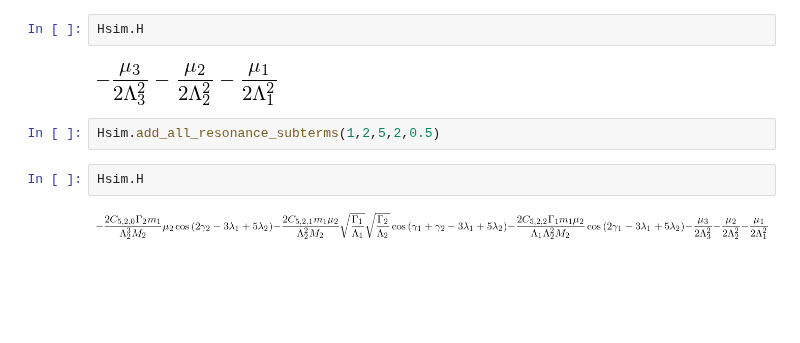
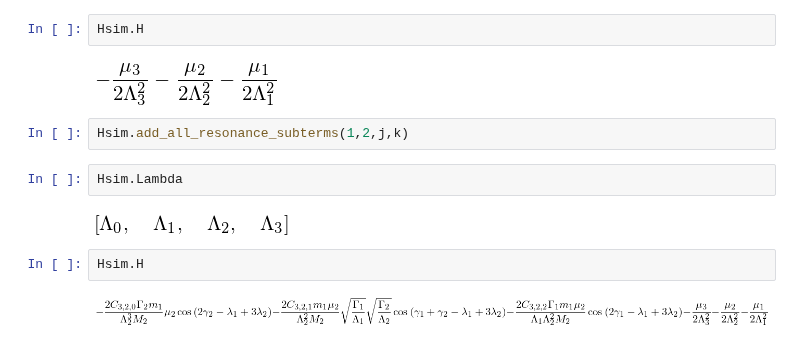
Before and after one commit to shadden/celmech, a Jupyter notebook: HamiltonianPoincare.ipynb, the cells around one changed output. Drawn from its saved outputs; the diff is of its cells as text; blank space fills up the shorter version.

```diff
--- a/HamiltonianPoincare.ipynb
+++ b/HamiltonianPoincare.ipynb
@@ -31,7 +32,11 @@ Hsim.H
 # %% [output]
 [figure]
 # %%
-Hsim.add_all_resonance_subterms(1,2,5,2,0.5)
+Hsim.add_all_resonance_subterms(1,2,j,k)
+# %%
+Hsim.Lambda
+# %% [output]
+[figure, added]
 # %%
 Hsim.H
 # %% [output]
```
Also changed, not shown: parts of 3 cells of this notebook, 1 other file.
